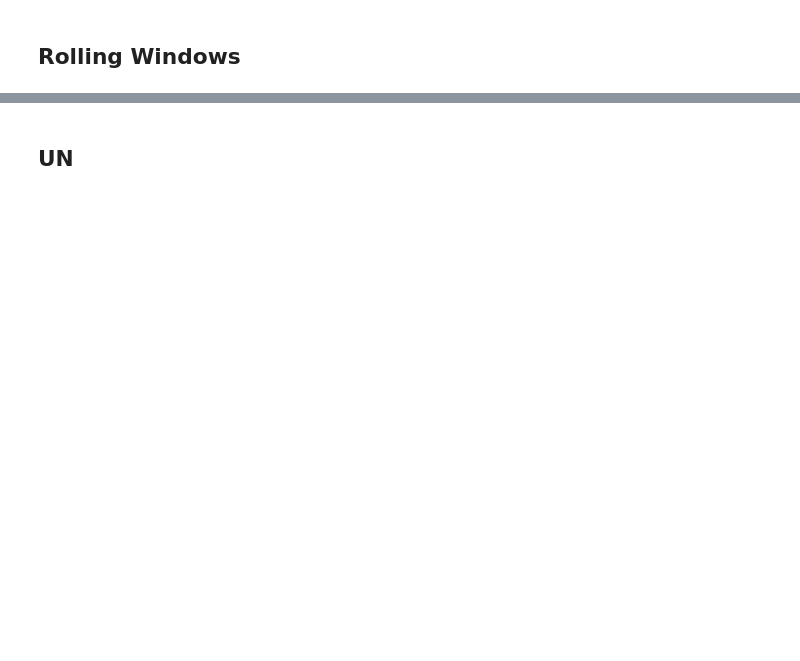
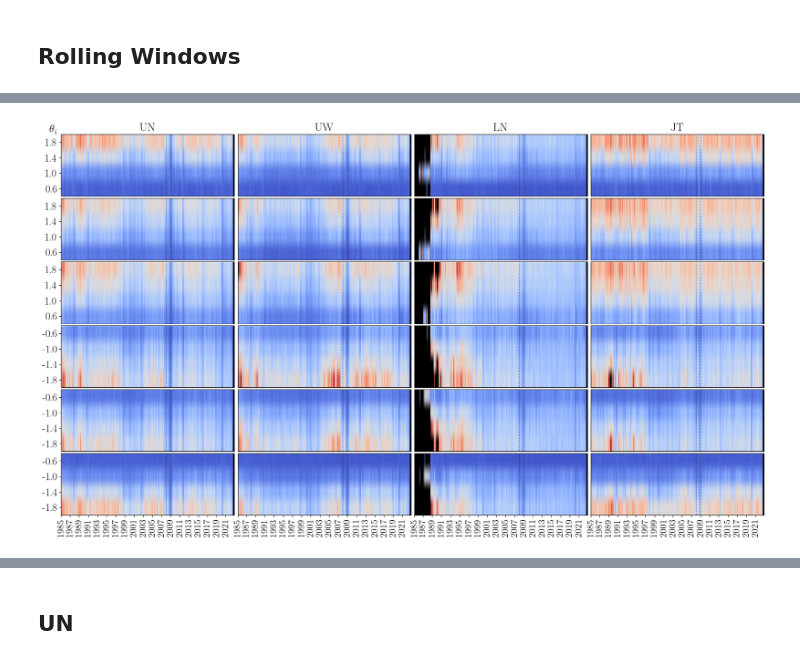
Before and after one commit to fedesss98/stabilvol, a Jupyter notebook: notebooks/16-mfht-new-rolling-windows.ipynb, the cells around one changed output, grey strips where cells are left out. Drawn from its saved outputs; the diff is of its cells as text; code cells hidden in the pictures; blank space fills up the shorter version.

Commit message:
Create grid of dense rolling dynamics

```diff
--- a/notebooks/16-mfht-new-rolling-windows.ipynb
+++ b/notebooks/16-mfht-new-rolling-windows.ipynb
@@ -227,4 +230,4 @@ def roll_windows(duration=90,  start_date=None, end_date=None):
 # %%
-windows = roll_windows(365, start_date=datetime.date(1980, 1, 1), end_date=datetime.date(2022, 12, 31))
+windows = roll_windows(duration=WINDOWS_DURATION, start_date=datetime.date(1985, 1, 1), end_date=datetime.date(2022, 12, 31))
 len(windows)
 # %% [output]
@@ -243,0 +328,78 @@ df_maxs = []
+# %%
+# Create xlabels (windows centered at the first day of each year)
+xtickslabels = []
+xticks = []
+for year in range(1985, 2022):
+    for i, w in enumerate(windows):
+        date = w[0] + (w[1] - w[0]) / 2
+        if date.year == year:
+            xtickslabels.append(date.strftime('%Y'))
+            xticks.append(i)
+            break
+ylabels = high_thresholds + low_thresholds
+# %%
+plt.rcParams.update({
+    'text.usetex': True,
+    'font.family': 'serif'
+})
+
+fig = plt.figure(figsize=(22, 12))
+gs = gridspec.GridSpec(6, 4, width_ratios=[1, 1, 1, 1],
+                       hspace=0.03, wspace=0.02)
+
+axs = np.array([[fig.add_subplot(gs[i, j]) for j in range(4)] for i in range(6)])
+
+# Create axes for colorbars
+# cbar_axs = [fig.add_subplot(gs[i, 4]) for i in range(6)]
+# for cax in cbar_axs:
+#     cax.axis('off')
+
+# Create colormap with black for masked values
+cmap = plt.cm.coolwarm.copy()
+cmap.set_bad(color='black')
+
+for i, market in enumerate(MARKETS):
+
+    for j, delta in enumerate(deltas):
+        ax = axs[j, i]
+        if j < len(crashes):
+            data = df.loc[market, (high_thresholds, delta)].T
+            # ax.set_yticks(ax.get_yticks(), high_thresholds)
+        else:
+            data = df.loc[market, (low_thresholds, delta)].T
+            # ax.set_yticks(ax.get_yticks(), low_thresholds)
+        im = ax.imshow(data, cmap=cmap, aspect='auto', vmin=data.min().min(), vmax=data.max().max())
+        # Add colorbar
+        # if i == len(MARKETS) - 1:
+        #     cbar = fig.colorbar(im, ax=cbar_axs[j], orientation='vertical', use_gridspec=True)
+        #     cbar.ax.set_title(f"$d={delta}$", fontsize=14)
+        # Set titles
+        if j == 0:
+            ax.set_title(market, fontsize=20)
+        # if j == len(deltas) - 1:
+            # Set xlabels and ylabels
+        yticks = ax.get_yticks()
+
+for i in range(len(MARKETS)):
+    for j in range(len(deltas)):
+        ax = axs[j, i]
+        ax.set_xticks([])
+        ax.set_yticks([])
+        if i == 0:
+            ax.set_yticks(np.arange(len(high_thresholds)), high_thresholds if j < len(crashes) else low_thresholds, fontsize=18)
+        if j == len(deltas) - 1:
+            ax.set_xticks(xticks[::2], xtickslabels[::2], rotation=90, fontsize=16)
+        # Add dashed lines for 2007-2008 crisis
+        start_crisis_window = np.where(np.array(xtickslabels) == '2008')[0][0]
+        end_crisis_window = np.where(np.array(xtickslabels) == '2009')[0][0]
+        ax.axvline(xticks[start_crisis_window], color='k', linestyle='--', linewidth=1, alpha=0.4)
+        ax.axvline(xticks[end_crisis_window], color='k', linestyle='--', linewidth=1, alpha=0.4)
+
+fig.text(0.112, 0.9, '$\\theta_i$', fontsize=20, verticalalignment='top', horizontalalignment='left')
+
+fig.savefig(f'../visualization/dynamics/rolling_windows/rolling_90d_MFHT_peaks_grid.png')
+fig.savefig(f'../visualization/dynamics/rolling_windows/rolling_90d_MFHT_peaks_grid.pdf')
+
+plt.show()
+# %% [output]
+[figure, added]
```
Also changed, not shown: parts of 19 cells of this notebook.
